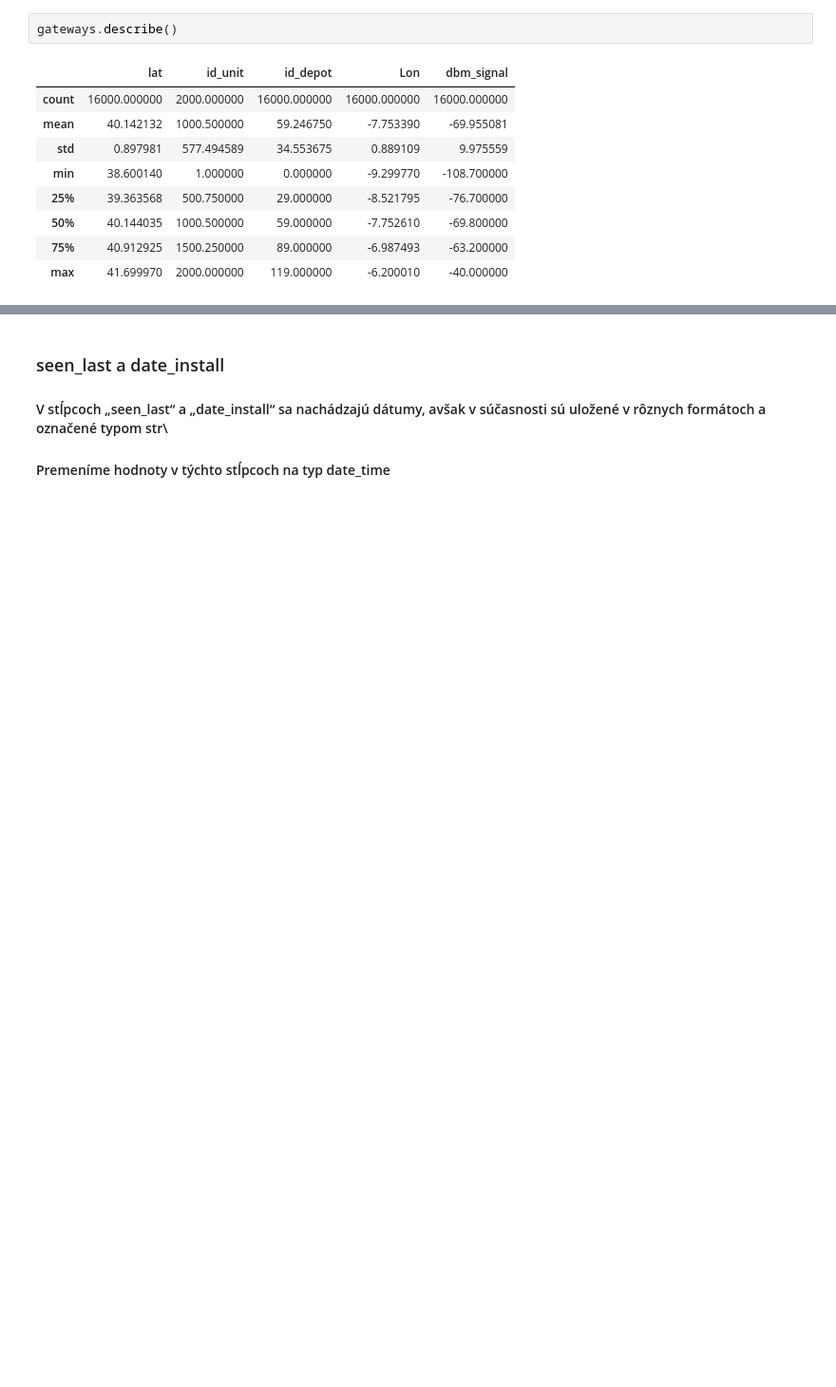
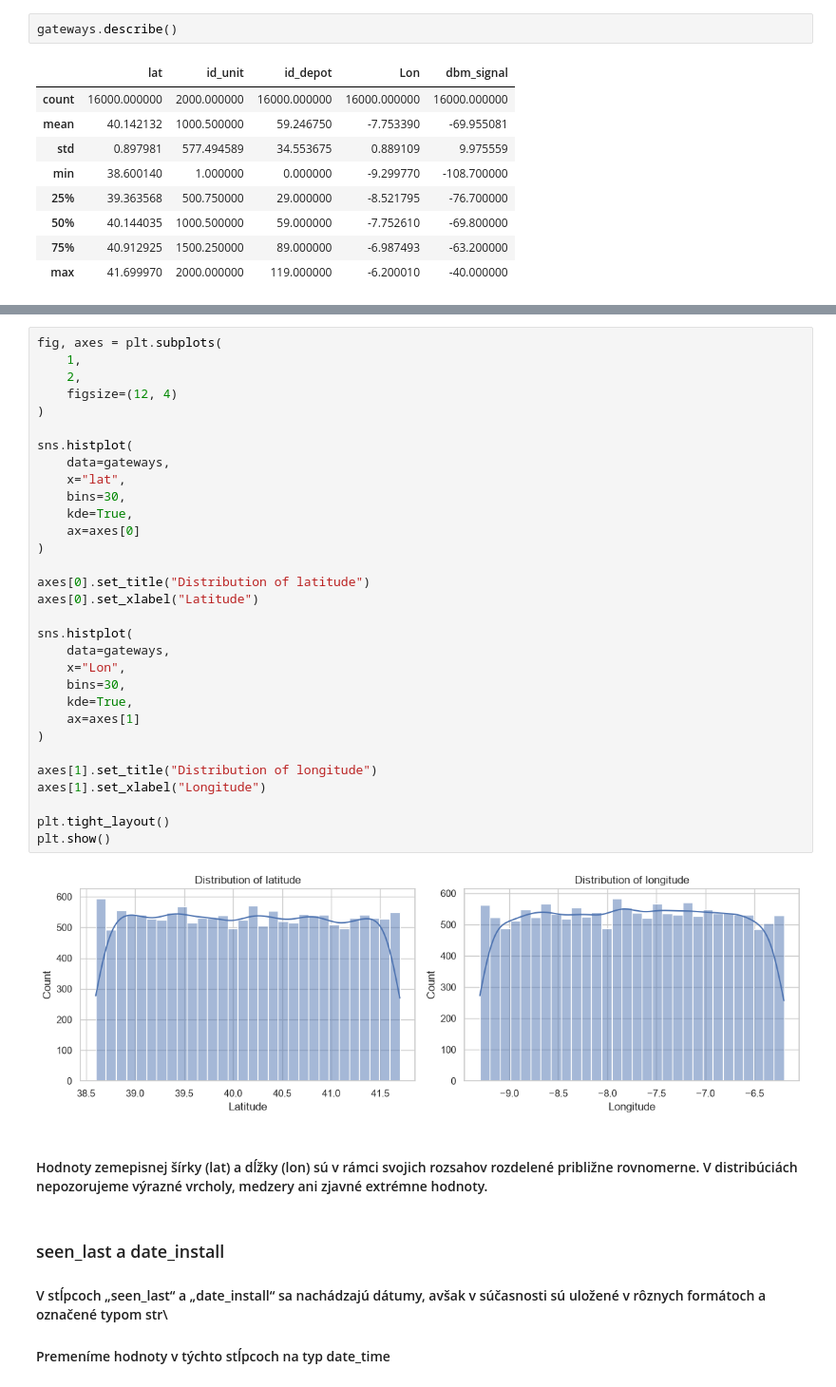
Before and after one commit to NovAndrii/IAU_project, a Jupyter notebook: prjct.ipynb, the cells around one changed output, grey strips where cells are left out. Shown at 95% size. Drawn from its saved outputs; the diff is of its cells as text; blank space fills up the shorter version.

```diff
--- a/prjct.ipynb
+++ b/prjct.ipynb
@@ -143,3 +392,38 @@ gateways.describe()
+# %%
+fig, axes = plt.subplots(
+    1,
+    2,
+    figsize=(12, 4)
+)
+
+sns.histplot(
+    data=gateways,
+    x="lat",
+    bins=30,
+    kde=True,
+    ax=axes[0]
+)
+
+axes[0].set_title("Distribution of latitude")
+axes[0].set_xlabel("Latitude")
+
+sns.histplot(
+    data=gateways,
+    x="Lon",
+    bins=30,
+    kde=True,
+    ax=axes[1]
+)
+
+axes[1].set_title("Distribution of longitude")
+axes[1].set_xlabel("Longitude")
+
+plt.tight_layout()
+plt.show()
+# %% [output]
+[figure, added]
+# %% [markdown]
+#### Hodnoty zemepisnej šírky (lat) a dĺžky (lon) sú v rámci svojich rozsahov rozdelené približne rovnomerne. V distribúciách nepozorujeme výrazné vrcholy, medzery ani zjavné extrémne hodnoty.
 # %% [markdown]
 ### seen_last a date_install
 #### V stĺpcoch „seen_last“ a „date_install“ sa nachádzajú dátumy, avšak v súčasnosti sú uložené v rôznych formátoch a označené typom str\
```
Also changed, not shown: parts of 34 cells of this notebook.
